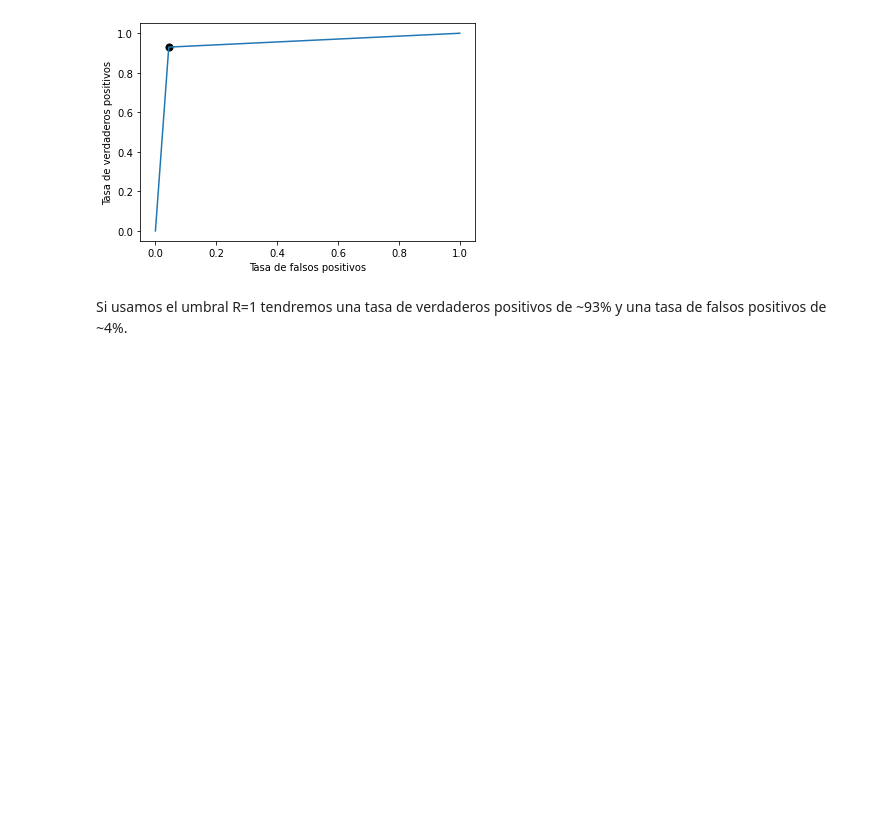
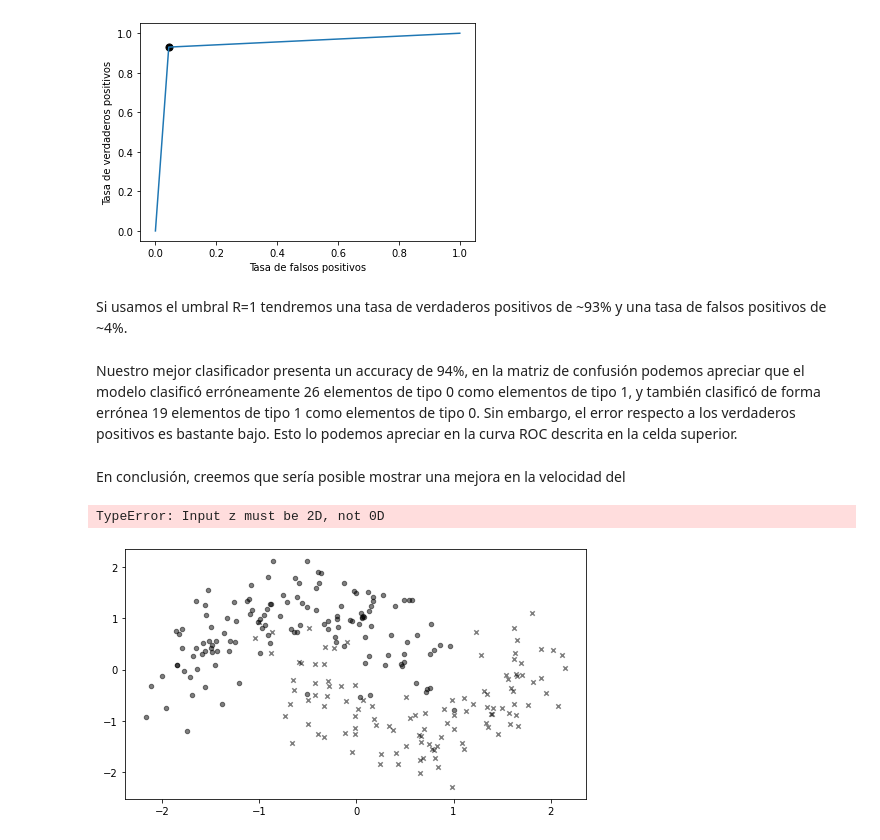
Before and after one commit to Valrojo/info147u3, a Jupyter notebook: info147_tarea3.ipynb, the cells around one changed output. Saved outputs shown, nothing was run; the diff lists cells and outputs as text; code cells hidden in the pictures; blank space fills up the shorter version.

```diff
--- a/info147_tarea3.ipynb
+++ b/info147_tarea3.ipynb
@@ -306,21 +312,3 @@ acc /= len(knn)
 acc
 # %% [output]
 0.94
-# %%
-####PRUEBA#######
-accs = np.zeros(shape=(10,10))
-for k in range(1,11):
-    acc = 0
-    for p in range(1,11):
-        knn = KNN_new(x, y, z, k, p)
-        #print(len(knn))
-        for i in range(len(knn)):
-            acc += (1. if knn[i]==w[i] else 0.)
-        #print(acc)
-        accs[k-1, p-1] = (acc/len(knn))
-        #print(acc/len(knn))
-        acc = 0
-print(accs)
-ind = np.unravel_index(np.argmax(accs, axis=None), accs.shape)
-print(accs[ind])
-print('k: {}, p: {}'.format(ind[0]+1, ind[1]+1))
@@ -387,3 +357,18 @@ ax.set_ylabel('Tasa de verdaderos positivos');
 [figure]
 # %% [markdown]
 Si usamos el umbral R=1 tendremos una tasa de verdaderos positivos de ~93% y una tasa de falsos positivos de ~4%.
+# %% [markdown]
+Nuestro mejor clasificador presenta un accuracy de 94%, en la matriz de confusión podemos apreciar que el modelo clasificó erróneamente 26 elementos de tipo 0 como elementos de tipo 1, y también clasificó de forma errónea 19 elementos de tipo 1 como elementos de tipo 0. Sin embargo, el error respecto a los verdaderos positivos es bastante bajo. Esto lo podemos apreciar en la curva ROC descrita en la celda superior.
+# %% [markdown]
+En conclusión, creemos que sería posible mostrar una mejora en la velocidad del
+# %%
+fig, ax = plt.subplots(figsize=(7, 4), tight_layout=True)
+for k, (label, marker) in enumerate(zip(['0', '1'], ['o', 'x'])):
+    ax.scatter(x[y==k, 0], x[y==k, 1], c='k', s=20,
+               marker=marker, label=label, alpha=0.5)
+
+cp = ax.contour(x, z, y[2] ,  levels=[0.1, 0.5, 1., 1.5], cmap=plt.cm.tab10);
+ax.clabel(cp, fontsize=15, fmt='%0.1f', manual=[(9.0, 35), (9.0, 30), (9.0, 22), (12.5, 35)]);
+# %% [output]
+TypeError: Input z must be 2D, not 0D
+[figure, added]
```
Also changed, not shown: parts of 10 cells of this notebook.
